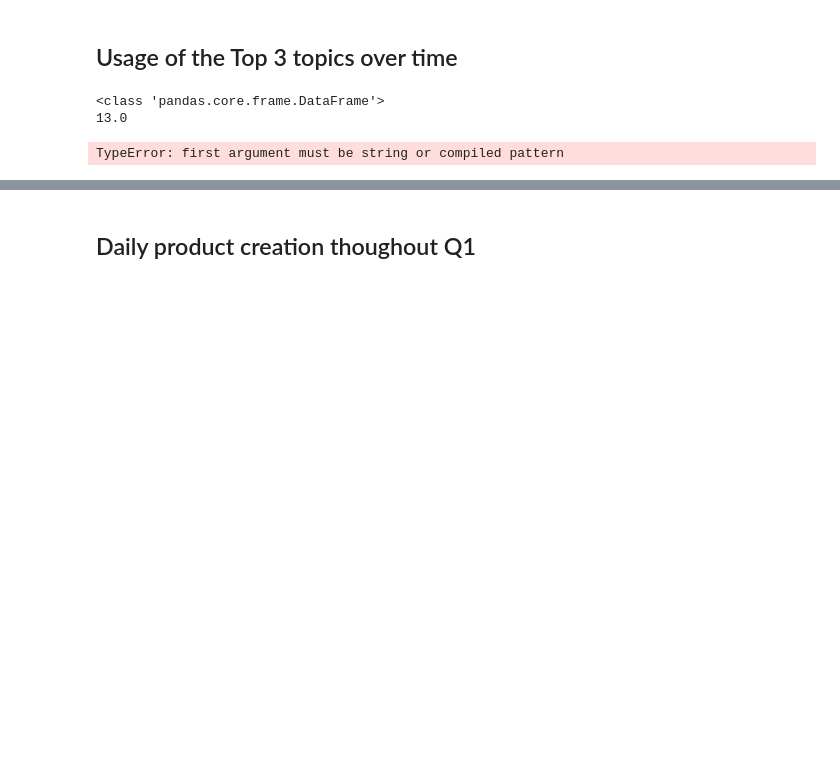
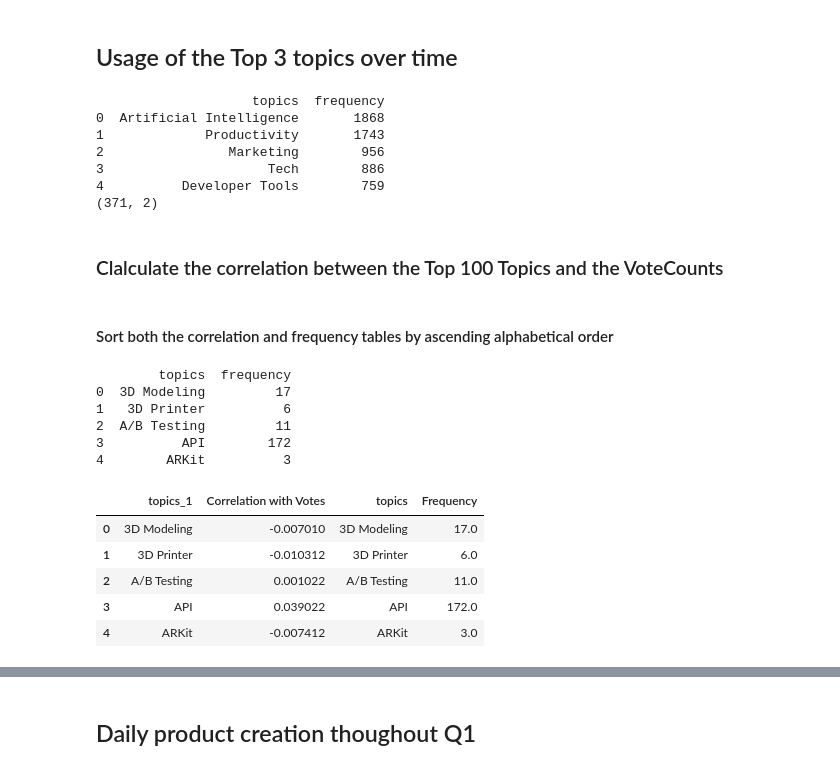
Before and after one commit to AliMehdii/ProductHunt_EDA_and_Unspervised_Sentiment_Analysis, a Jupyter notebook: Stats_Code/Data_Wrangling/EDA_1st_Quarter.ipynb, the cells around one changed output, grey strips where cells are left out. Saved outputs shown, nothing was run; the diff lists cells and outputs as text; code cells hidden in the pictures; blank space fills up the shorter version.

```diff
--- a/Stats_Code/Data_Wrangling/EDA_1st_Quarter.ipynb
+++ b/Stats_Code/Data_Wrangling/EDA_1st_Quarter.ipynb
@@ -214,19 +310,23 @@ fig.show()
 ## Usage of the Top 3 topics over time
 # %%
 # Get the frequency of each individual topic
-topic_freq = df['topics'].str.split(', ').explode().value_counts().to_frame().reset_index()
+topic_freq = df['topics'].str.split(', ').explode().value_counts().reset_index()
 topic_freq.columns = ['topics', 'frequency']
 
-# Find the Top 5 most popular topics throughout months
-top5_topics = topic_freq.head(3)
-print(type(top5_topics))
+print(topic_freq.head(5))
+print(topic_freq.shape)
 
 
-# Get the middle point of the column
-middle_point = topic_freq['frequency'].median()
+# Find the Top 5 most popular topics throughout months
+# top5_topics = topic_freq.head(10)
+# print(top5_topics)
 
-# Print the middle point
-print(middle_point)
+
+# # Get the middle point of the column
+# middle_point = topic_freq['frequency'].median()
+
+# # Print the middle point
+# print(middle_point)
 
 
 # Create a line plot to illustrate each topic's daily usage over time
@@ -285,6 +385,53 @@ fig.show()
 # # Show the plot
 # fig.show()
 # %% [output]
-<class 'pandas.core.frame.DataFrame'>
-13.0
+                    topics  frequency
+0  Artificial Intelligence       1868
+1             Productivity       1743
+2                Marketing        956
+3                     Tech        886
+4          Developer Tools        759
+(371, 2)
-TypeError: first argument must be string or compiled pattern
+# %% [markdown]
+### Clalculate the correlation between the Top 100 Topics and the VoteCounts
+# %%
+categories_df = df['topics'].str.get_dummies(', ')
+df = pd.concat([df, categories_df], axis=1)
+correlation_matrix = df.corr()
+correlation_with_votes = correlation_matrix['votesCount'].drop(['votesCount', 'commentsCount'])
+
+correlation_data = correlation_with_votes.reset_index()
+correlation_data.columns = ['topics', 'Correlation with Votes']
+# correlation_data.head(5)
+# %% [markdown]
+#### Sort both the correlation and frequency tables by ascending alphabetical order
+# %%
+
+df1 = pd.DataFrame(topic_freq)
+df1.sort_values(by='topics', inplace=True, ascending= True)
+df1.reset_index(drop=True, inplace=True)
+
+df2 = pd.DataFrame(correlation_data)
+df2.sort_values(by='topics', inplace=True, ascending= True)
+df2.reset_index(drop=True, inplace=True)
+# %%
+
+# Merge the tables using pd.concat
+merged_df = pd.concat([df2, df1], axis=1)
+
+# Rename the columns
+merged_df.columns = ['topics_1', 'Correlation with Votes', 'topics', 'Frequency']
+merged_df.head(5)
+# %% [output]
+        topics  frequency
+0  3D Modeling         17
+1   3D Printer          6
+2  A/B Testing         11
+3          API        172
+4        ARKit          3
+|  | topics_1 | Correlation with Votes | topics | Frequency |
+| 0 | 3D Modeling | -0.007010 | 3D Modeling | 17.0 |
+| 1 | 3D Printer | -0.010312 | 3D Printer | 6.0 |
+| 2 | A/B Testing | 0.001022 | A/B Testing | 11.0 |
+| 3 | API | 0.039022 | API | 172.0 |
+| 4 | ARKit | -0.007412 | ARKit | 3.0 |
```
Also changed, not shown: parts of 8 cells of this notebook.
